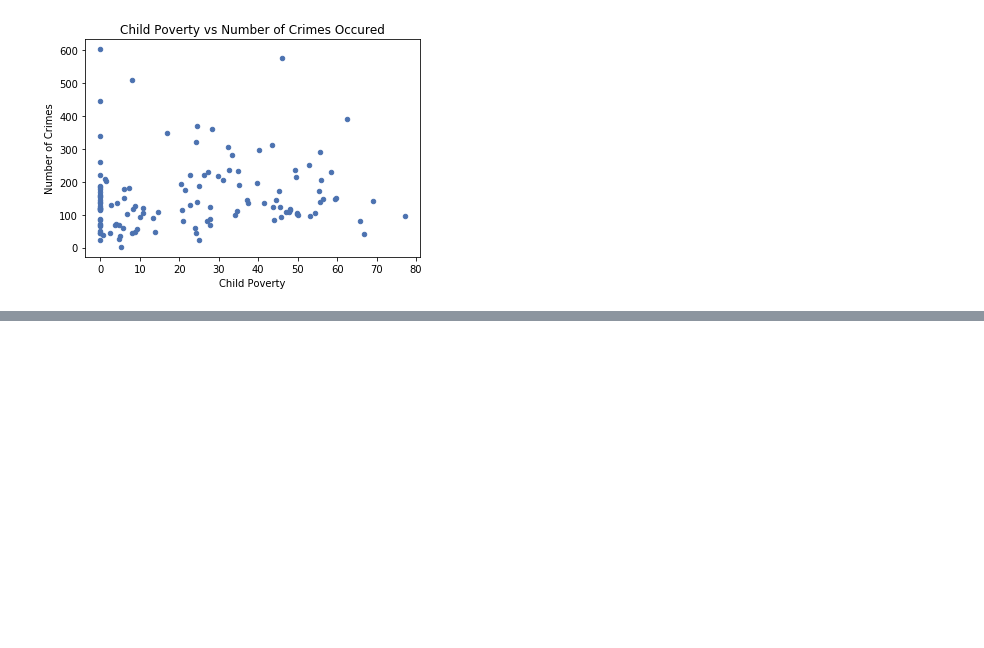
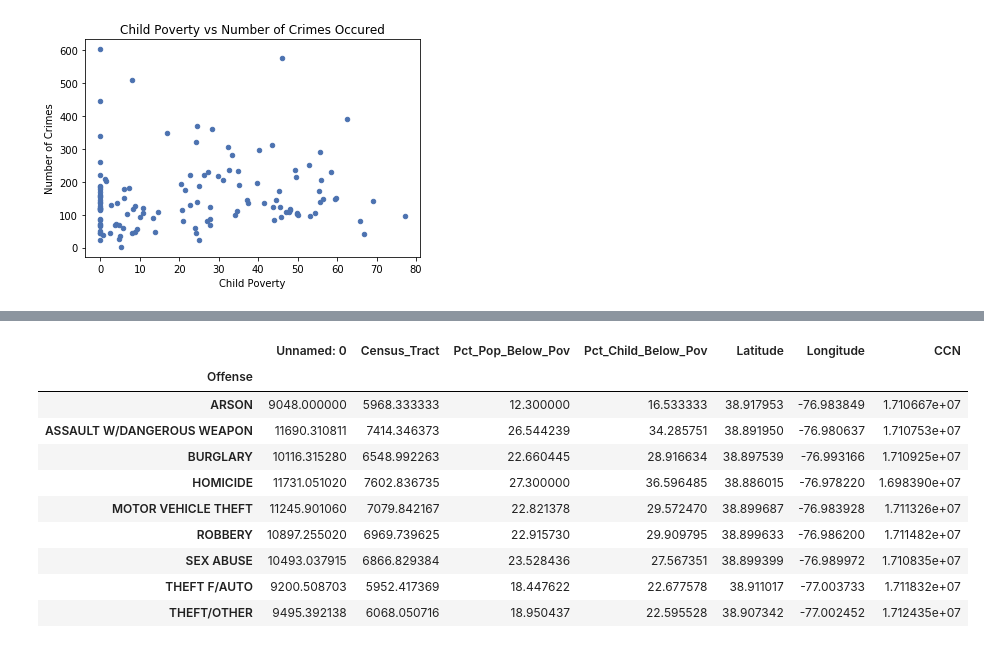
Before and after one commit to poojanagrecha/Crime-and-Poverty-WashingtonD.C, a Jupyter notebook: Pooja- merged_final.ipynb, the cells around one changed output, grey strips where cells are left out. Saved outputs shown, nothing was run; the diff lists cells and outputs as text; code cells hidden in the pictures; blank space fills up the shorter version.

```diff
--- a/Pooja- merged_final.ipynb
+++ b/Pooja- merged_final.ipynb
@@ -143,0 +162,15 @@ plt.show()
+# %%
+offense = df.groupby(['Offense']).mean()
+offense
+# %% [output]
+|  | Unnamed: 0 | Census_Tract | Pct_Pop_Below_Pov | Pct_Child_Below_Pov | Latitude | Longitude | CCN |
+| Offense |  |  |  |  |  |  |  |
+| ARSON | 9048.000000 | 5968.333333 | 12.300000 | 16.533333 | 38.917953 | -76.983849 | 1.710667e+07 |
+| ASSAULT W/DANGEROUS WEAPON | 11690.310811 | 7414.346373 | 26.544239 | 34.285751 | 38.891950 | -76.980637 | 1.710753e+07 |
+| BURGLARY | 10116.315280 | 6548.992263 | 22.660445 | 28.916634 | 38.897539 | -76.993166 | 1.710925e+07 |
+| HOMICIDE | 11731.051020 | 7602.836735 | 27.300000 | 36.596485 | 38.886015 | -76.978220 | 1.698390e+07 |
+| MOTOR VEHICLE THEFT | 11245.901060 | 7079.842167 | 22.821378 | 29.572470 | 38.899687 | -76.983928 | 1.711326e+07 |
+| ROBBERY | 10897.255020 | 6969.739625 | 22.915730 | 29.909795 | 38.899633 | -76.986200 | 1.711482e+07 |
+| SEX ABUSE | 10493.037915 | 6866.829384 | 23.528436 | 27.567351 | 38.899399 | -76.989972 | 1.710835e+07 |
+| THEFT F/AUTO | 9200.508703 | 5952.417369 | 18.447622 | 22.677578 | 38.911017 | -77.003733 | 1.711832e+07 |
+| THEFT/OTHER | 9495.392138 | 6068.050716 | 18.950437 | 22.595528 | 38.907342 | -77.002452 | 1.712435e+07 |
```
Also changed, not shown: parts of 4 cells of this notebook, 2 other files.
